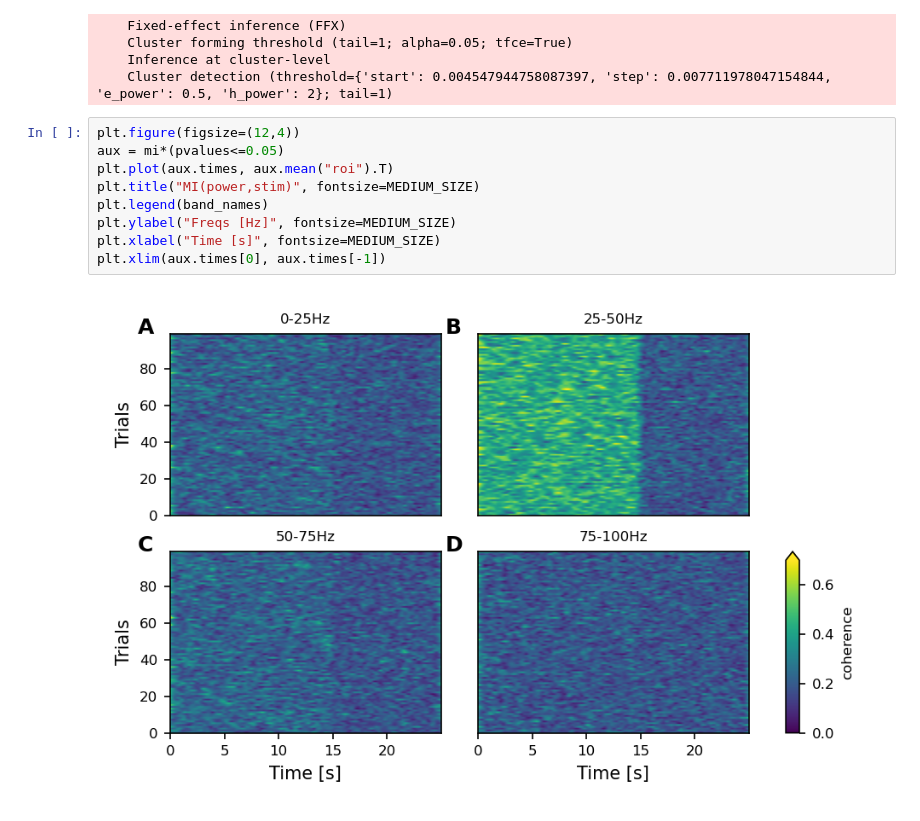
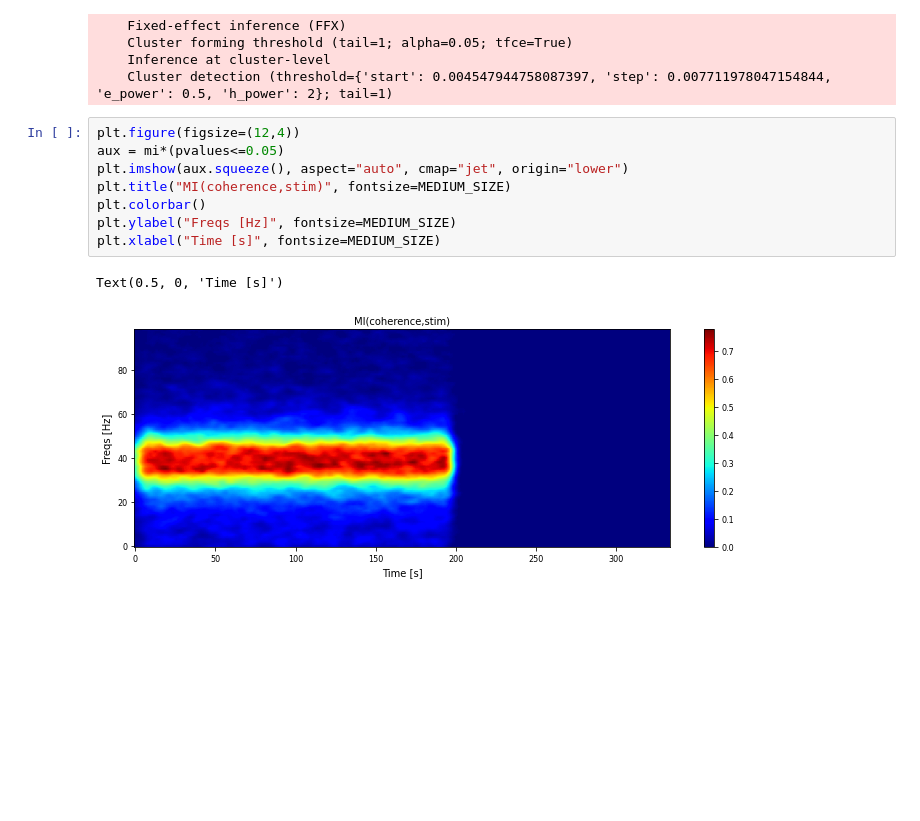
Before and after one commit to ViniciusLima94/GrayData-Analysis, a Jupyter notebook: notebooks/6.5. Mutual information between coherence and stimulus in toy model.ipynb, the cells around one changed output. Saved outputs shown, nothing was run; the diff lists cells and outputs as text; blank space fills up the shorter version.

```diff
--- a/notebooks/6.5. Mutual information between coherence and stimulus in toy model.ipynb
+++ b/notebooks/6.5. Mutual information between coherence and stimulus in toy model.ipynb
@@ -194,11 +194,11 @@ mi, pvalues = wf.fit(dt, mcp="cluster", cluster_th=cluster_th, **kw)
 # %%
 plt.figure(figsize=(12,4))
 aux = mi*(pvalues<=0.05)
-plt.plot(aux.times, aux.mean("roi").T)
-plt.title("MI(power,stim)", fontsize=MEDIUM_SIZE)
-plt.legend(band_names)
+plt.imshow(aux.squeeze(), aspect="auto", cmap="jet", origin="lower")
+plt.title("MI(coherence,stim)", fontsize=MEDIUM_SIZE)
+plt.colorbar()
 plt.ylabel("Freqs [Hz]", fontsize=MEDIUM_SIZE)
 plt.xlabel("Time [s]", fontsize=MEDIUM_SIZE)
-plt.xlim(aux.times[0], aux.times[-1])
 # %% [output]
+Text(0.5, 0, 'Time [s]')
-[figure, old version]
+[figure, new version]
```
